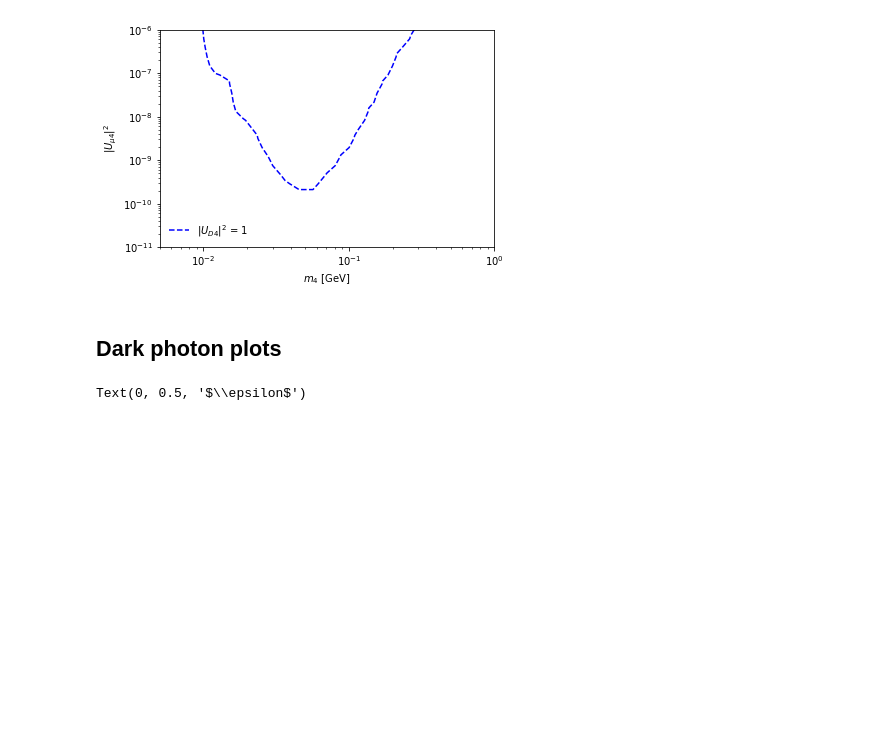
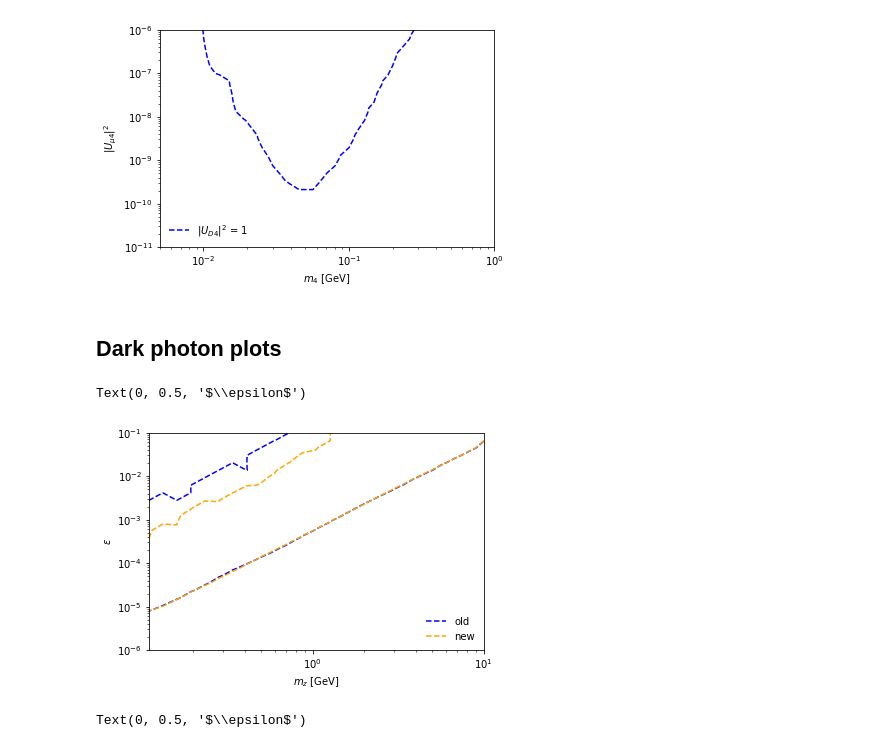
Before and after one commit to mhostert/dark-neutrinos-at-T2K, a Jupyter notebook: exp_analysis/6_heavy_nonminimal_visualisation.ipynb, the cells around one changed output. Drawn from its saved outputs; the diff is of its cells as text; code cells hidden in the pictures; blank space fills up the shorter version.

```diff
--- a/exp_analysis/6_heavy_nonminimal_visualisation.ipynb
+++ b/exp_analysis/6_heavy_nonminimal_visualisation.ipynb
@@ -106,3 +129,21 @@ for Ud4_2 in dark_photons_Ud4_2_s:
+# %%
+# plot
+colors = ['blue', 'orange']
+contours = {}
+contours['old'] = plt.contour(mz, epsilon, dark_photons_constraints[Ud4_2][0],
+                                  levels=[levels[0.9]], colors=[colors[0]])
+contours['new'] = plt.contour(mz, epsilon, dark_photons_constraints_new[Ud4_2][0],
+                                  levels=[levels[0.9]], colors=[colors[1]])
+plt.legend([cntr.legend_elements()[0][0] for cntr in contours.values()],
+           contours.keys(),
+           frameon=False,
+           loc='lower right')
+plt.loglog()
+plt.xlabel(r'$m_z$ [GeV]')
+plt.ylabel(r'$\epsilon$')
+# %% [output]
+Text(0, 0.5, '$\\epsilon$')
+[figure, added]
 # %%
 # plot
 colors = ['blue', 'orange', 'green', 'purple']
```
Also changed, not shown: parts of 8 cells of this notebook, 7 other files.
